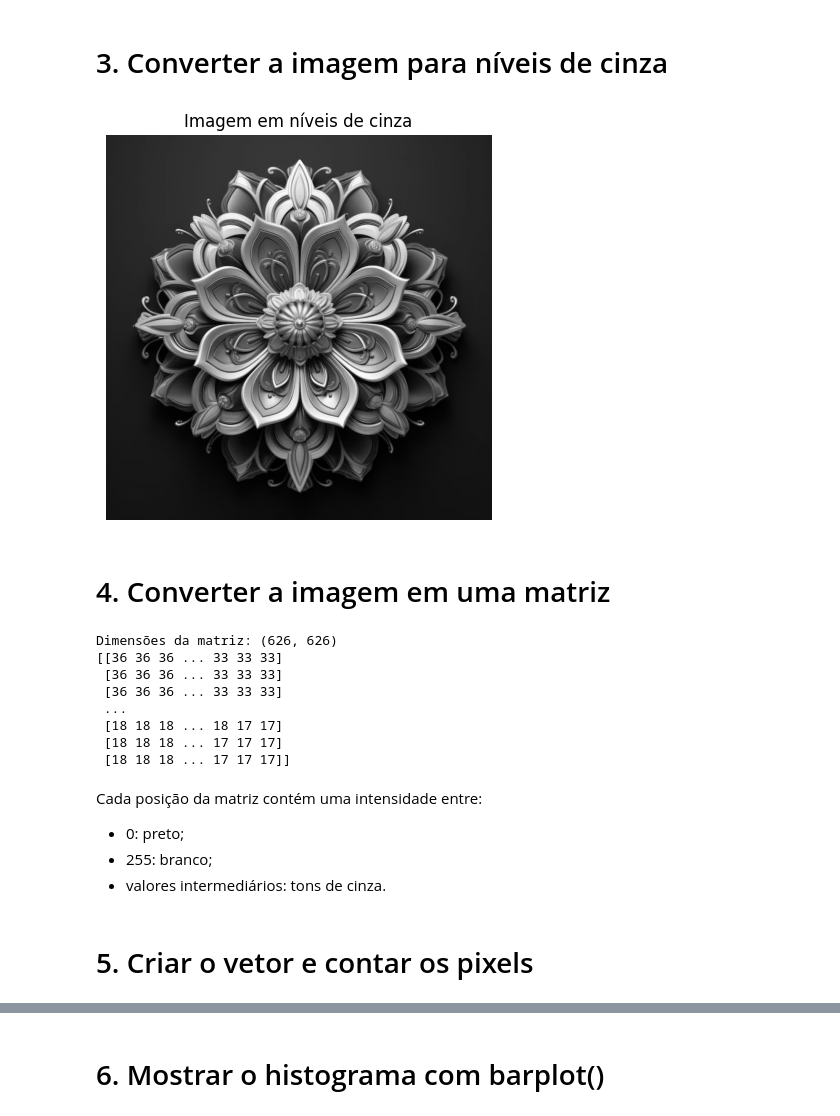
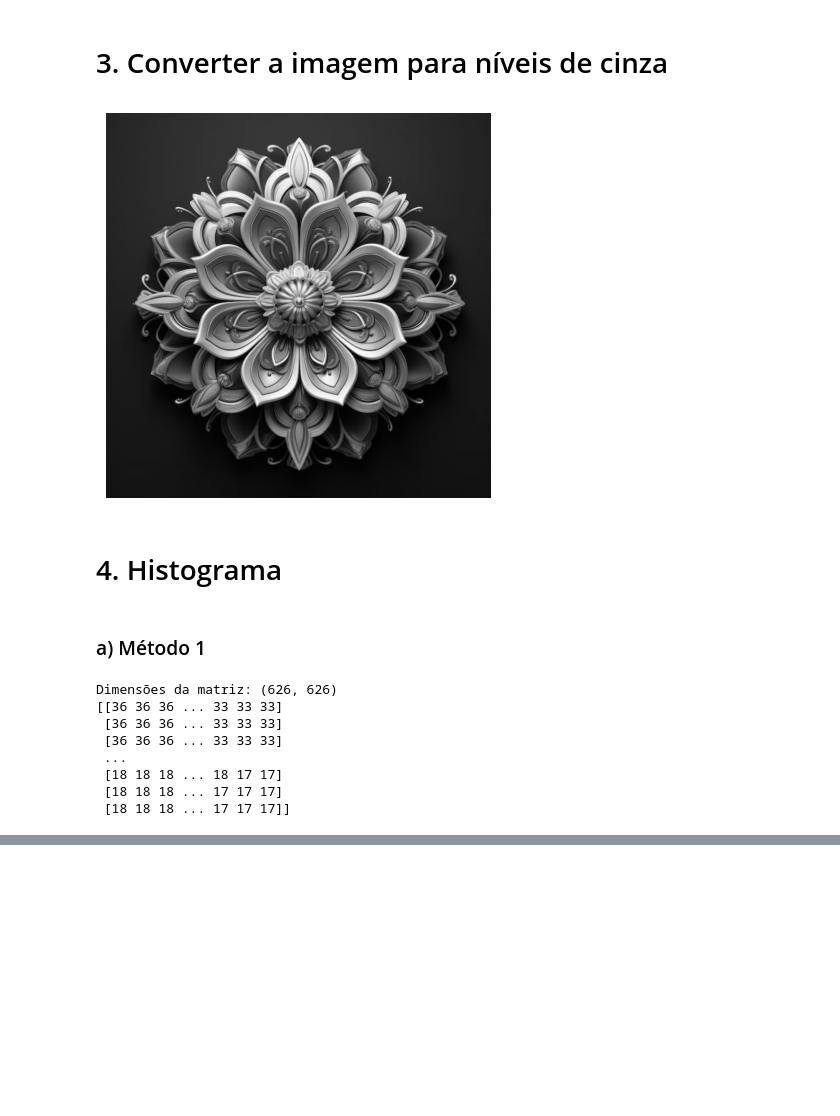
Before and after one commit to lianeheidemann/atividades-processamento-de-imagens, a Jupyter notebook: atividade/atividade-2/atividade_2.ipynb, the cells around one changed output, grey strips where cells are left out. Saved outputs shown, nothing was run; the diff lists cells and outputs as text; code cells hidden in the pictures; blank space fills up the shorter version.

```diff
--- a/atividade/atividade-2/atividade_2.ipynb
+++ b/atividade/atividade-2/atividade_2.ipynb
@@ -12,7 +13,10 @@ from google.colab import files
 # %%
-arquivos = files.upload()
+#arquivos = files.upload()
 
-nome_arquivo = next(iter(arquivos))
+#nome_arquivo = next(iter(arquivos))
+#imagem = Image.open(nome_arquivo)
+
+nome_arquivo = r'C:\Users\Lily\Documents\GitHub\atividades-processamento-de-imagens\atividade\atividade-2\input\mandala.png'
 imagem = Image.open(nome_arquivo)
 
 imagem
@@ -25,13 +27,14 @@ Saving mandala.png to mandala.png
 # %%
 imagem_cinza = imagem.convert("L")
 
 plt.figure(figsize=(7, 5))
 plt.imshow(imagem_cinza, cmap="gray")
-plt.title("Imagem em níveis de cinza")
 plt.axis("off")
 plt.show()
 # %% [output]
-[figure, old version]
+[figure, new version]
-# %% [markdown]
-# 4. Converter a imagem em uma matriz
+# %% [markdown]
+# 4. Histograma
+# %% [markdown]
+### a) Método 1
 # %%
@@ -48,12 +53,4 @@ Dimensões da matriz: (626, 626)
  [18 18 18 ... 18 17 17]
  [18 18 18 ... 17 17 17]
  [18 18 18 ... 17 17 17]]
-# %% [markdown]
-Cada posição da matriz contém uma intensidade entre:
-
-* 0: preto;
-* 255: branco;
-* valores intermediários: tons de cinza.
-# %% [markdown]
-# 5. Criar o vetor e contar os pixels
 # %%
@@ -87,8 +86,6 @@ print(histograma)
   381  422  379  397  352  341  385  404  405  345  417  362  336  359
   349  372  396  381  383  316  362  379  300  317  266  231  137   95
    63   35   16    1]
-# %% [markdown]
-# 6. Mostrar o histograma com barplot()
 # %%
 intensidades = np.arange(256)
 
```
Also changed, not shown: parts of 27 cells of this notebook, 2 other files.
